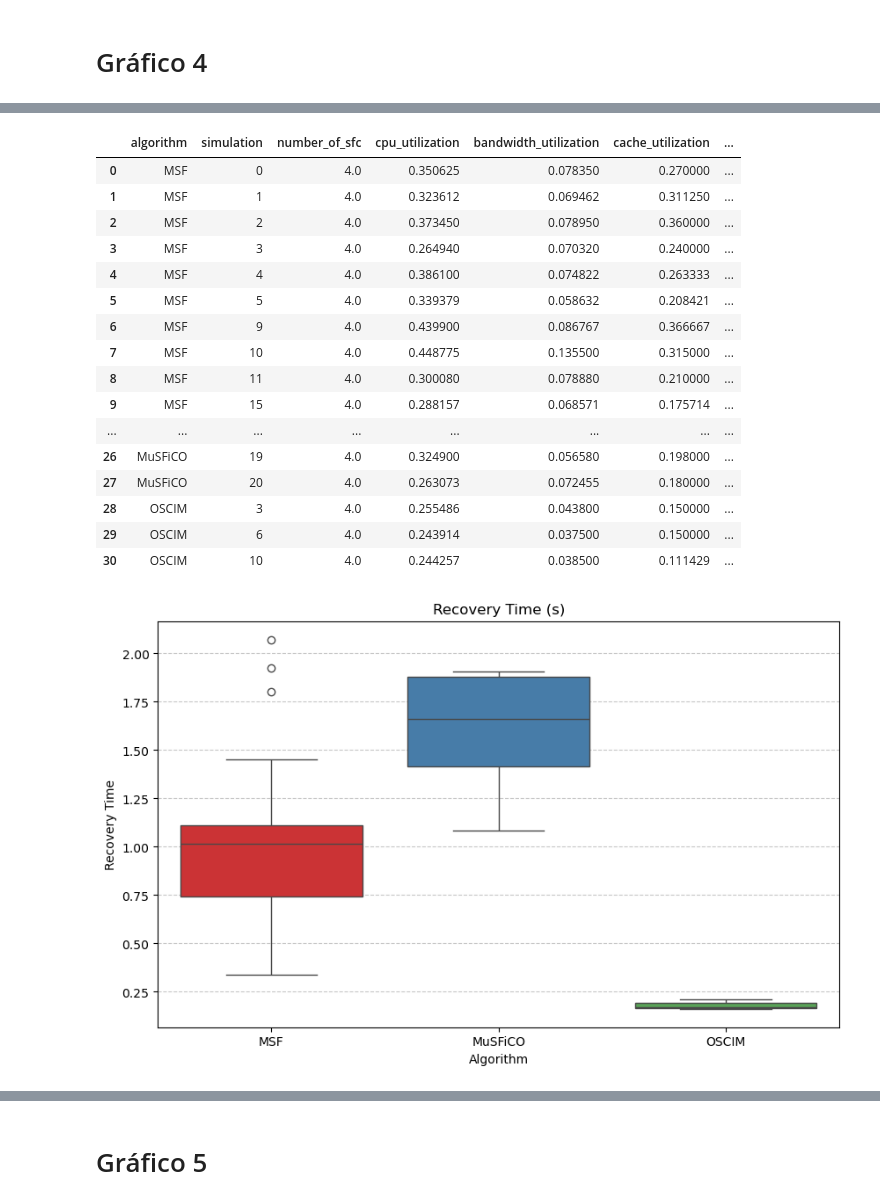
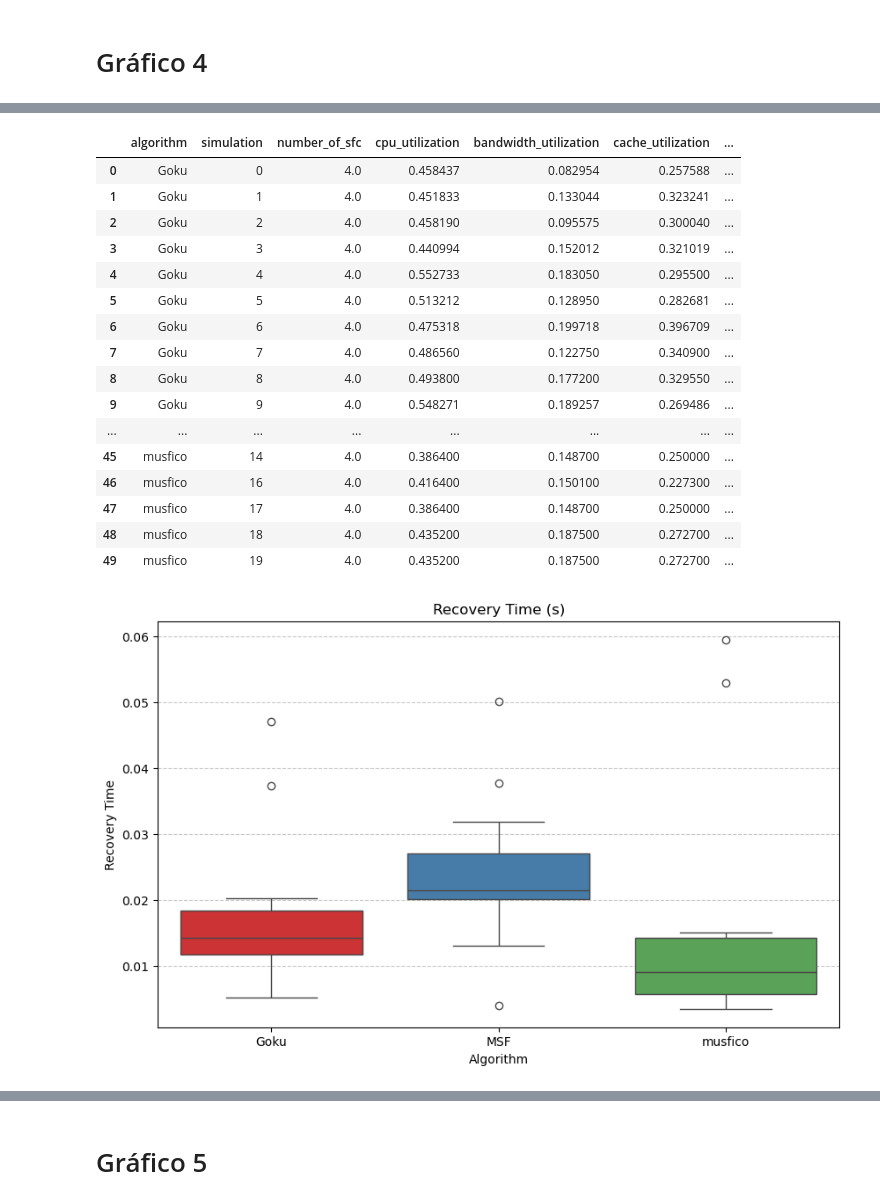
Before and after one commit to FialhoSJ/multi-user-sfc, a Jupyter notebook: plots/2024/the_real_resilience_plot.ipynb, the cells around one changed output, grey strips where cells are left out. Cells and saved outputs as stored; diff of their text form; code cells hidden in the pictures.

```diff
--- a/plots/2024/the_real_resilience_plot.ipynb
+++ b/plots/2024/the_real_resilience_plot.ipynb
@@ -92,23 +92,27 @@ def collect_data_from_alg_directory(results_flows_directories, metricas_coleta):
             if simulation_is_success:
                 # Calcular média acumulada de 'success'
                 simulation_df = simulation_df[metricas_coleta]
+                simulation_df = simulation_df[simulation_df['success'] != 'None']
+
                 cumulative_sum_success = 0
                 cumulative_avg_success = []
+
                 for i, value in enumerate(simulation_df['success']):
-                    cumulative_sum_success += value
+                    # Filtra o DataFrame removendo linhas onde a coluna 'success' tem valores None/NaN
+                    cumulative_sum_success += int(value)
                     cumulative_avg_success.append(cumulative_sum_success / (i + 1))
 
                 simulation_df['success'] = cumulative_avg_success
 
-
-                recovered_sfcs = simulation_df['sfc_recovered'].dropna()
+                recovered_sfcs = simulation_df[simulation_df['sfc_recovered'] != 'None']
+                print(recovered_sfcs['sfc_recovered'])
                 recovery_rate = recovered_sfcs.mean() * 100
 
                 total_running_sfcs = simulation_df['running_sfcs'].sum()
-                weighted_recovery_rate = (simulation_df['sfc_recovered'] * simulation_df['running_sfcs']).sum() / total_running_sfcs * 100
-
+                #weighted_recovery_rate = (simulation_df['sfc_recovered'] * simulation_df['running_sfcs']).sum() / total_running_sfcs * 100
+                print(recovery_rate)
                 simulation_df['recovered_rate'] = recovery_rate
-                simulation_df['weighted_recovery_rate'] = weighted_recovery_rate
+                #simulation_df['weighted_recovery_rate'] = weighted_recovery_rate
 
                 simulation_df['algorithm'] = alg_name
                 simulation_df['simulation'] = log_simu[alg_name]['simulacoes_sucesso']
@@ -301,7 +324,7 @@ def collect_data_from_alg_directory(results_flows_directories, metricas_coleta):
         if alg_name == 'msf':
             alg_name = 'MSF'
         if alg_name == 'goku':
-            alg_name = 'OSCIM'
+            alg_name = 'Goku'
         files = os.listdir(alg_dir)
         #print(f"Simulação: {alg_name}, {reliability}")
         #print("Quantidade de csv: ", len(files))
@@ -535,9 +558,7 @@ def collect_data_from_alg_directory(results_flows_directories, metricas_coleta):
         if alg_name == 'msf':
             alg_name = 'MSF'
         if alg_name == 'goku':
-            alg_name = 'OSCIM'
-        if alg_name == 'musfico':
-            alg_name = 'MuSFiCO'
+            alg_name = 'Goku'
         files = os.listdir(alg_dir)
         #print(f"Simulação: {alg_name}, {reliability}")
         #print("Quantidade de csv: ", len(files))
@@ -668,40 +689,40 @@ grouped_df_4 = aggregated_simulation_data[aggregated_simulation_data['recovery_t
 grouped_df_4
 # %% [output]
 |  | algorithm | simulation | number_of_sfc | cpu_utilization | bandwidth_utilization | cache_utilization | ... |
-| 0 | MSF | 0 | 4.0 | 0.350625 | 0.078350 | 0.270000 | ... |
-| 1 | MSF | 1 | 4.0 | 0.323612 | 0.069462 | 0.311250 | ... |
-| 2 | MSF | 2 | 4.0 | 0.373450 | 0.078950 | 0.360000 | ... |
-| 3 | MSF | 3 | 4.0 | 0.264940 | 0.070320 | 0.240000 | ... |
-| 4 | MSF | 4 | 4.0 | 0.386100 | 0.074822 | 0.263333 | ... |
-| 5 | MSF | 5 | 4.0 | 0.339379 | 0.058632 | 0.208421 | ... |
-| 6 | MSF | 9 | 4.0 | 0.439900 | 0.086767 | 0.366667 | ... |
-| 7 | MSF | 10 | 4.0 | 0.448775 | 0.135500 | 0.315000 | ... |
-| 8 | MSF | 11 | 4.0 | 0.300080 | 0.078880 | 0.210000 | ... |
-| 9 | MSF | 15 | 4.0 | 0.288157 | 0.068571 | 0.175714 | ... |
+| 0 | Goku | 0 | 4.0 | 0.458437 | 0.082954 | 0.257588 | ... |
+| 1 | Goku | 1 | 4.0 | 0.451833 | 0.133044 | 0.323241 | ... |
+| 2 | Goku | 2 | 4.0 | 0.458190 | 0.095575 | 0.300040 | ... |
+| 3 | Goku | 3 | 4.0 | 0.440994 | 0.152012 | 0.321019 | ... |
+| 4 | Goku | 4 | 4.0 | 0.552733 | 0.183050 | 0.295500 | ... |
+| 5 | Goku | 5 | 4.0 | 0.513212 | 0.128950 | 0.282681 | ... |
+| 6 | Goku | 6 | 4.0 | 0.475318 | 0.199718 | 0.396709 | ... |
+| 7 | Goku | 7 | 4.0 | 0.486560 | 0.122750 | 0.340900 | ... |
+| 8 | Goku | 8 | 4.0 | 0.493800 | 0.177200 | 0.329550 | ... |
+| 9 | Goku | 9 | 4.0 | 0.548271 | 0.189257 | 0.269486 | ... |
 | ... | ... | ... | ... | ... | ... | ... | ... |
-| 26 | MuSFiCO | 19 | 4.0 | 0.324900 | 0.056580 | 0.198000 | ... |
-| 27 | MuSFiCO | 20 | 4.0 | 0.263073 | 0.072455 | 0.180000 | ... |
-| 28 | OSCIM | 3 | 4.0 | 0.255486 | 0.043800 | 0.150000 | ... |
-| 29 | OSCIM | 6 | 4.0 | 0.243914 | 0.037500 | 0.150000 | ... |
-| 30 | OSCIM | 10 | 4.0 | 0.244257 | 0.038500 | 0.111429 | ... |
+| 45 | musfico | 14 | 4.0 | 0.386400 | 0.148700 | 0.250000 | ... |
+| 46 | musfico | 16 | 4.0 | 0.416400 | 0.150100 | 0.227300 | ... |
+| 47 | musfico | 17 | 4.0 | 0.386400 | 0.148700 | 0.250000 | ... |
+| 48 | musfico | 18 | 4.0 | 0.435200 | 0.187500 | 0.272700 | ... |
+| 49 | musfico | 19 | 4.0 | 0.435200 | 0.187500 | 0.272700 | ... |
 # %%
 # Criar o boxplot usando seaborn
 plt.figure(figsize=(10, 6))
-sns.boxplot(x='algorithm', y='recovery_time', data=grouped_df_4, palette='Set1')
+sns.boxplot(x='algorithm', y='recovery_time_per_sfc', data=grouped_df_4, palette='Set1')
 
 # Estilizar o gráfico
 plt.title('Recovery Time (s)')
 plt.xlabel('Algorithm')
 plt.ylabel('Recovery Time')
 plt.grid(axis='y', linestyle='--', alpha=0.7)
 
 # Salvar a figura
 plt.savefig('recovery_time.pdf')
 
 # Exibir a figura
 plt.show()
 # %% [output]
-[figure, old version]
+[figure, new version]
 # %%
 import matplotlib.pyplot as plt
 
```
Also changed, not shown: parts of 17 cells of this notebook, 8 other files.
